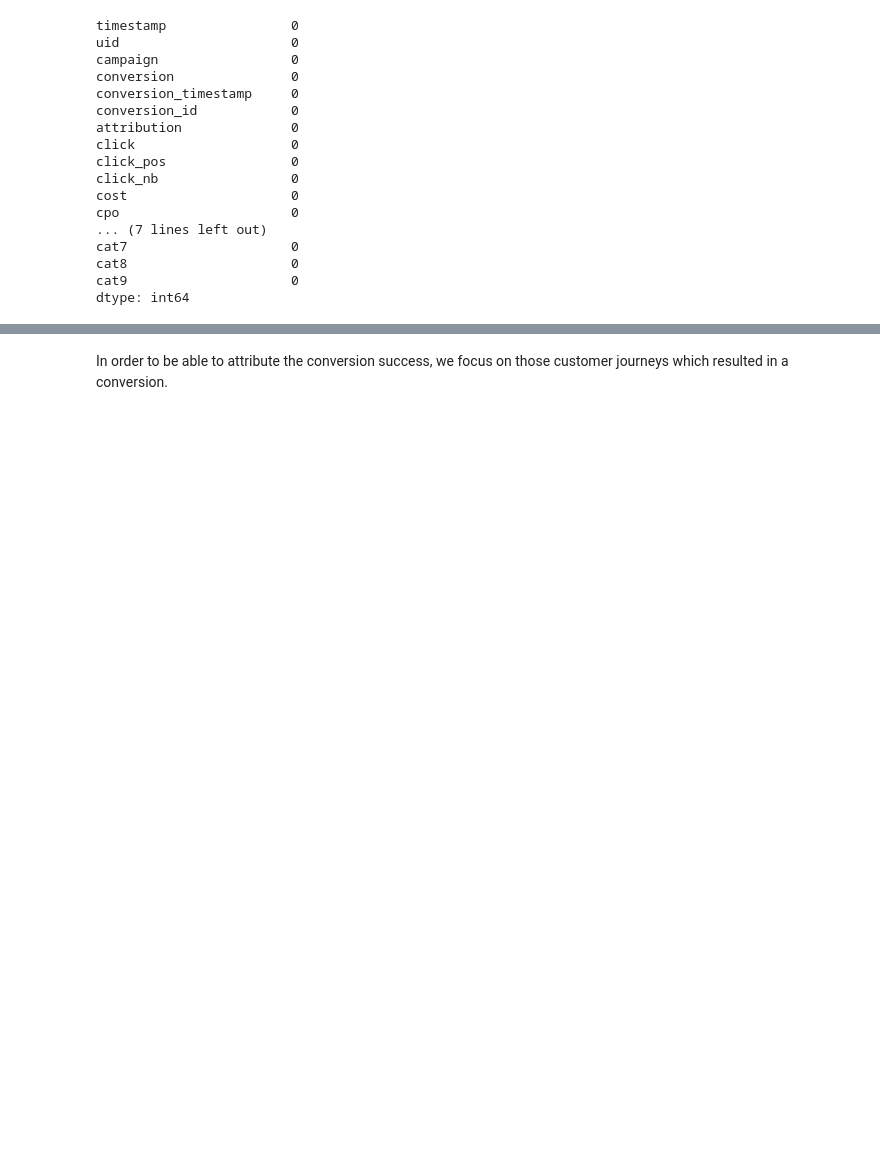
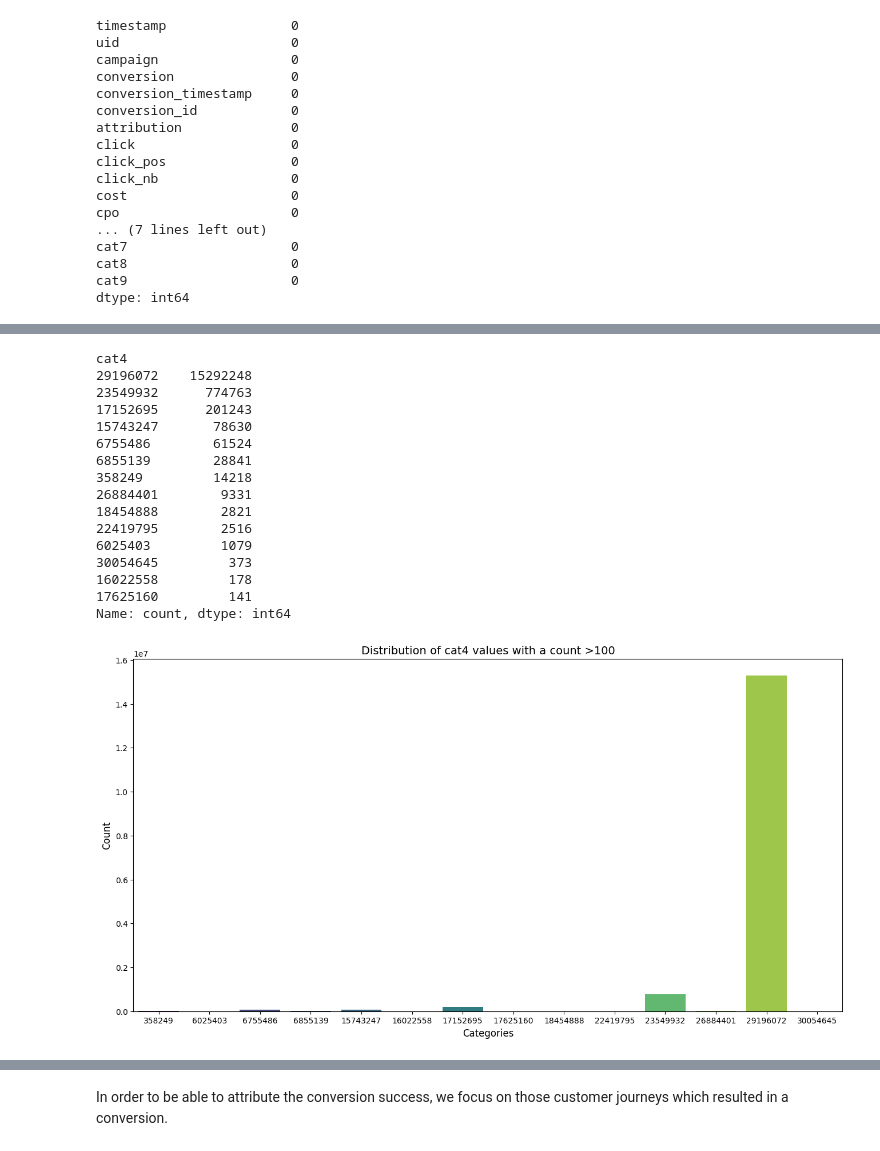
Before and after one commit to MaJo632/attribution-modeling, a Jupyter notebook: notebooks/01_eda_creation_data_subset.ipynb, the cells around one changed output, grey strips where cells are left out. Cells and saved outputs as stored; diff of their text form; code cells hidden in the pictures; blank space fills up the shorter version.

```diff
--- a/notebooks/01_eda_creation_data_subset.ipynb
+++ b/notebooks/01_eda_creation_data_subset.ipynb
@@ -118,0 +146,29 @@ There are 6142256 unique user ids in the dataset.
+# %%
+cat4_counts = df['cat4'].value_counts()
+cat4_counts_filtered = cat4_counts[cat4_counts > 100]
+print(cat4_counts_filtered)
+
+plt.figure(figsize=(16,8))
+sns.barplot(x=cat4_counts_filtered.index, y=cat4_counts_filtered.values, palette="viridis")
+plt.title("Distribution of cat4 values with a count >100", fontsize=14)
+plt.xlabel("Categories", fontsize=12)
+plt.ylabel("Count", fontsize=12)
+plt.show()
+# %% [output]
+cat4
+29196072    15292248
+23549932      774763
+17152695      201243
+15743247       78630
+6755486        61524
+6855139        28841
+358249         14218
+26884401        9331
+18454888        2821
+22419795        2516
+6025403         1079
+30054645         373
+16022558         178
+17625160         141
+Name: count, dtype: int64
+[figure, added]
```
Also changed, not shown: parts of 21 cells of this notebook, 2 other files.
